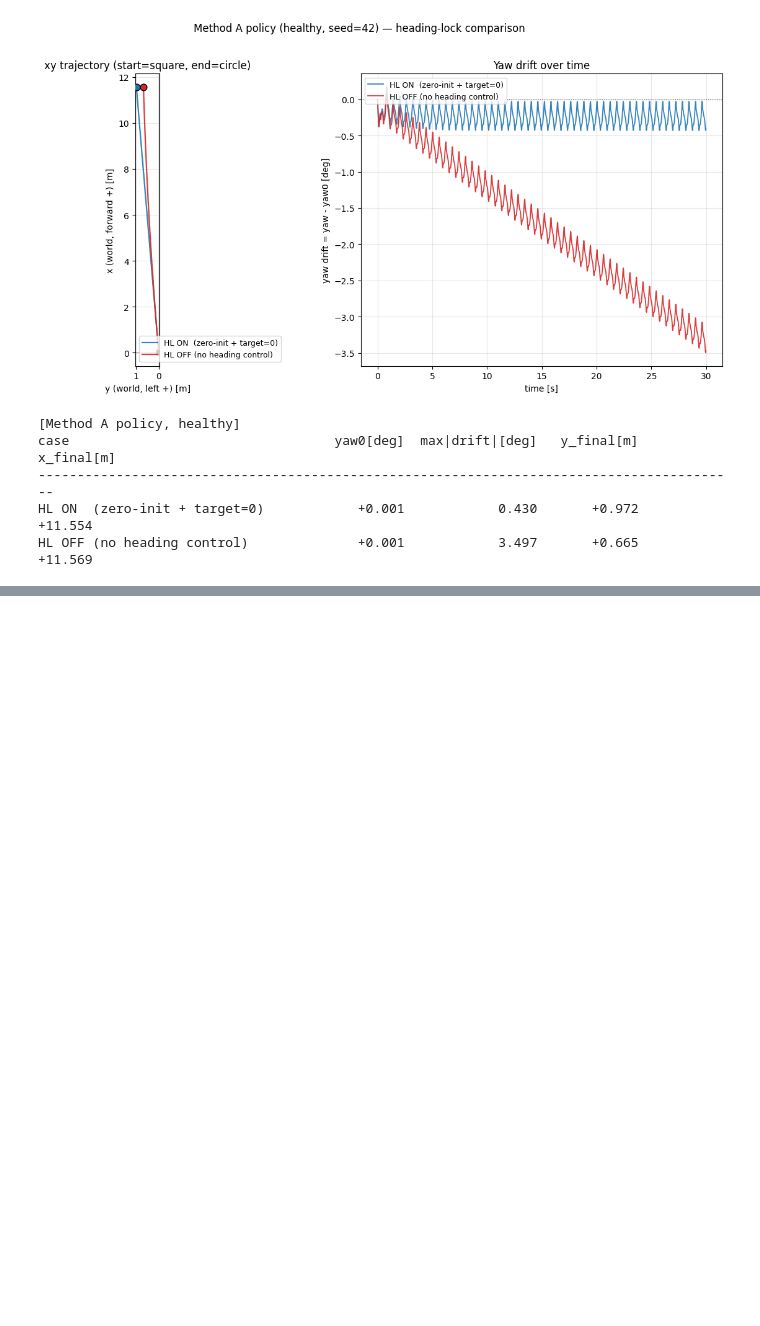
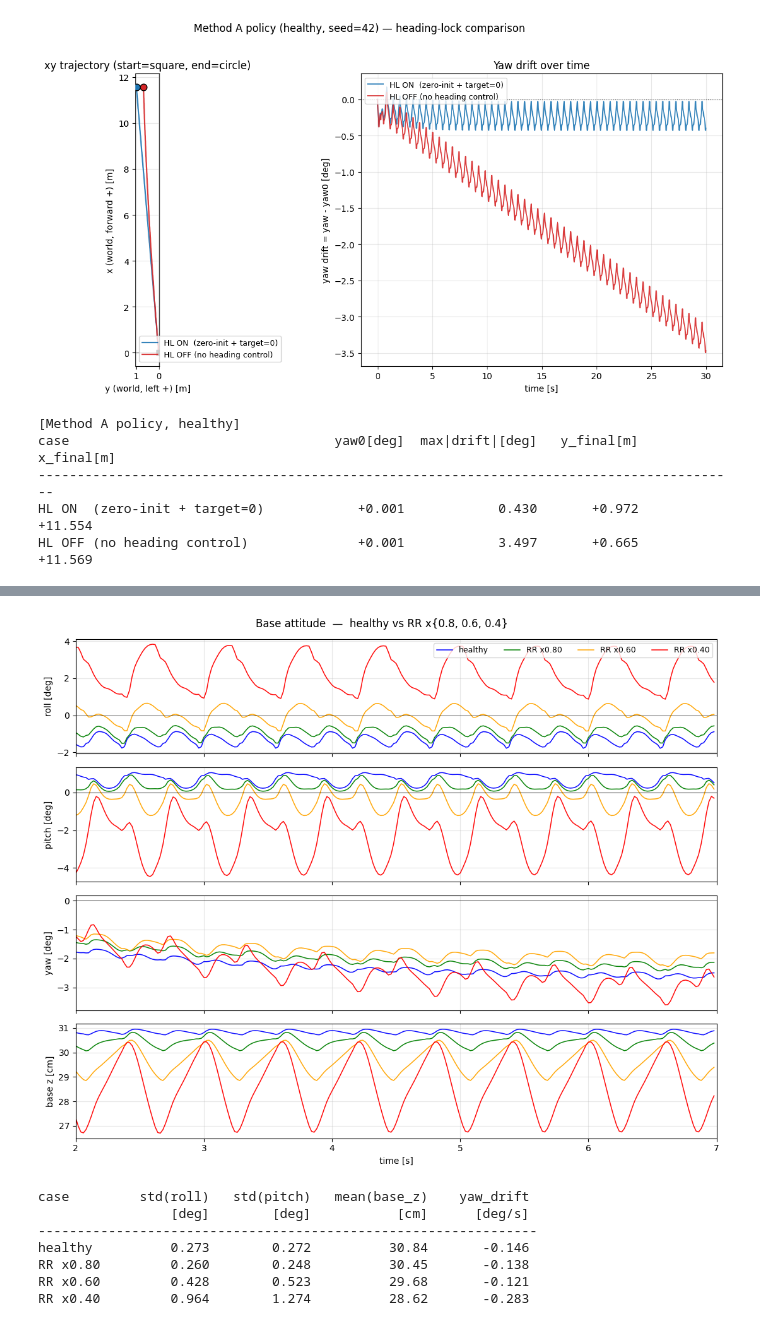
Before and after one commit to sunyoung-1206/unitree_rl_mjlab, a Jupyter notebook: results/heading_lock_compare/analyze.ipynb, the cells around one changed output, grey strips where cells are left out. Drawn from its saved outputs; the diff is of its cells as text; code cells hidden in the pictures; blank space fills up the shorter version.

```diff
--- a/results/heading_lock_compare/analyze.ipynb
+++ b/results/heading_lock_compare/analyze.ipynb
@@ -1263,0 +1510,49 @@ HL OFF (no heading control)              +0.001            3.497       +0.665
+# %%
+# ── Base attitude: roll / pitch / yaw / base z (2~7s window) ─────────────
+fig, axes = plt.subplots(4, 1, figsize=(11, 9), sharex=True)
+RPY_LABELS = ["roll", "pitch", "yaw"]
+
+for k in range(3):
+    ax = axes[k]
+    for c in cases:
+        ax.plot(c["t"][SL], np.rad2deg(c["base_rpy"][SL, k]),
+                color=c["color"], lw=1.1, alpha=0.95, label=c["label"])
+    ax.set_ylabel(f"{RPY_LABELS[k]} [deg]")
+    ax.axhline(0, color="k", lw=0.5)
+    ax.grid(alpha=0.3)
+    if k == 0:
+        ax.legend(loc="upper right", fontsize=9, ncol=4)
+    ax.set_xlim(T_START, T_END)
+
+ax = axes[3]
+for c in cases:
+    ax.plot(c["t"][SL], c["base_pos"][SL, 2] * 100,
+            color=c["color"], lw=1.1, alpha=0.95, label=c["label"])
+ax.set_ylabel("base z [cm]"); ax.set_xlabel("time [s]")
+ax.grid(alpha=0.3); ax.set_xlim(T_START, T_END)
+
+fig.suptitle("Base attitude  —  healthy vs RR x{0.8, 0.6, 0.4}")
+fig.tight_layout(); plt.show()
+
+# 윈도우 통계
+print(f"\n{'case':<10}  {'std(roll)':>10}  {'std(pitch)':>11}  "
+      f"{'mean(base_z)':>13}  {'yaw_drift':>11}")
+print(f"{'':<10}  {'[deg]':>10}  {'[deg]':>11}  {'[cm]':>13}  {'[deg/s]':>11}")
+print("-" * 64)
+for c in cases:
+    roll  = np.rad2deg(c["base_rpy"][SL, 0])
+    pitch = np.rad2deg(c["base_rpy"][SL, 1])
+    yaw   = np.rad2deg(c["base_rpy"][SL, 2])
+    tw    = c["t"][SL]
+    drift = (yaw[-1] - yaw[0]) / (tw[-1] - tw[0]) if tw[-1] > tw[0] else 0.0
+    print(f"{c['label']:<10}  {np.std(roll):>10.3f}  {np.std(pitch):>11.3f}  "
+          f"{c['base_pos'][SL,2].mean()*100:>13.2f}  {drift:>11.3f}")
+# %% [output]
+[figure, added]
+case         std(roll)   std(pitch)   mean(base_z)    yaw_drift
+                 [deg]        [deg]           [cm]      [deg/s]
+----------------------------------------------------------------
+healthy          0.273        0.272          30.84       -0.146
+RR x0.80         0.260        0.248          30.45       -0.138
+RR x0.60         0.428        0.523          29.68       -0.121
+RR x0.40         0.964        1.274          28.62       -0.283
```
Also changed, not shown: parts of 6 cells of this notebook, 6 other files.
